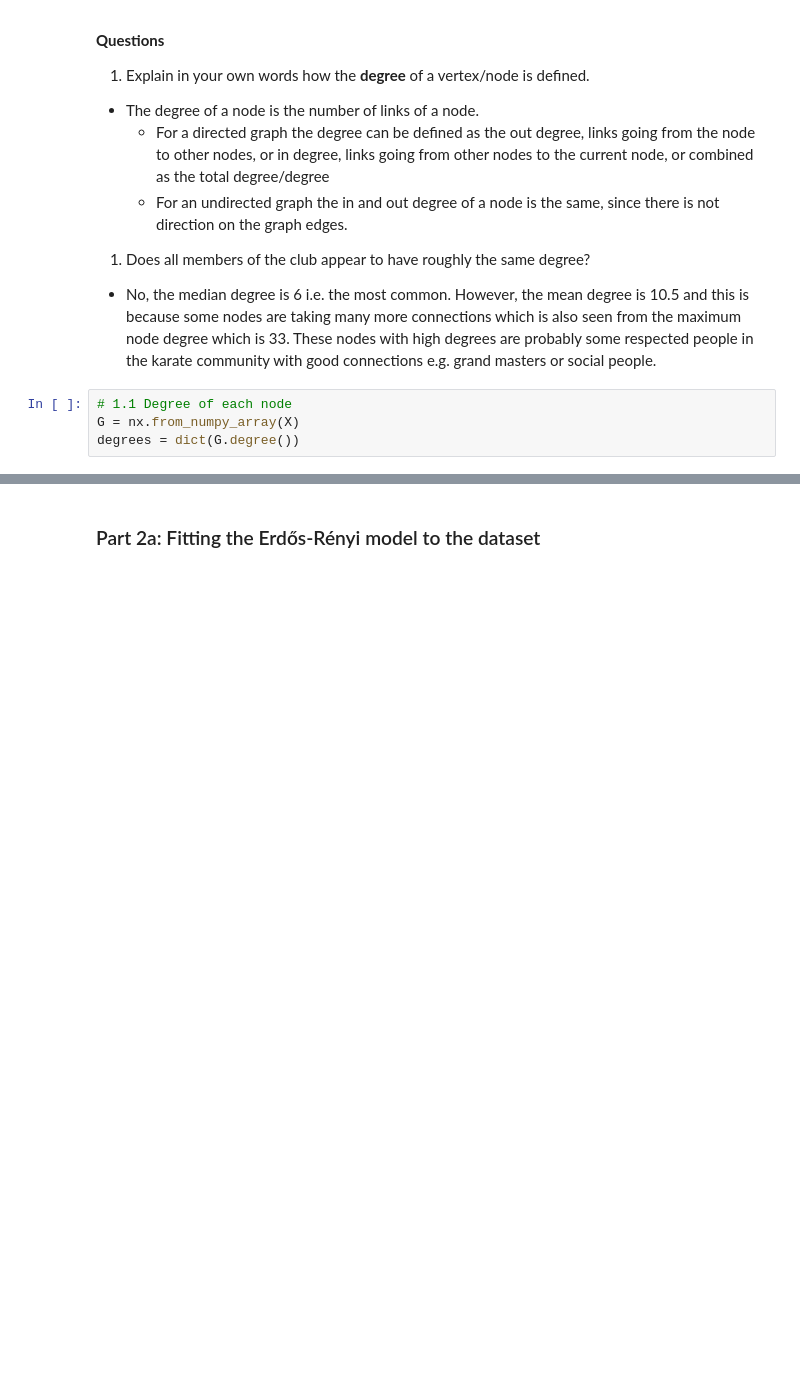
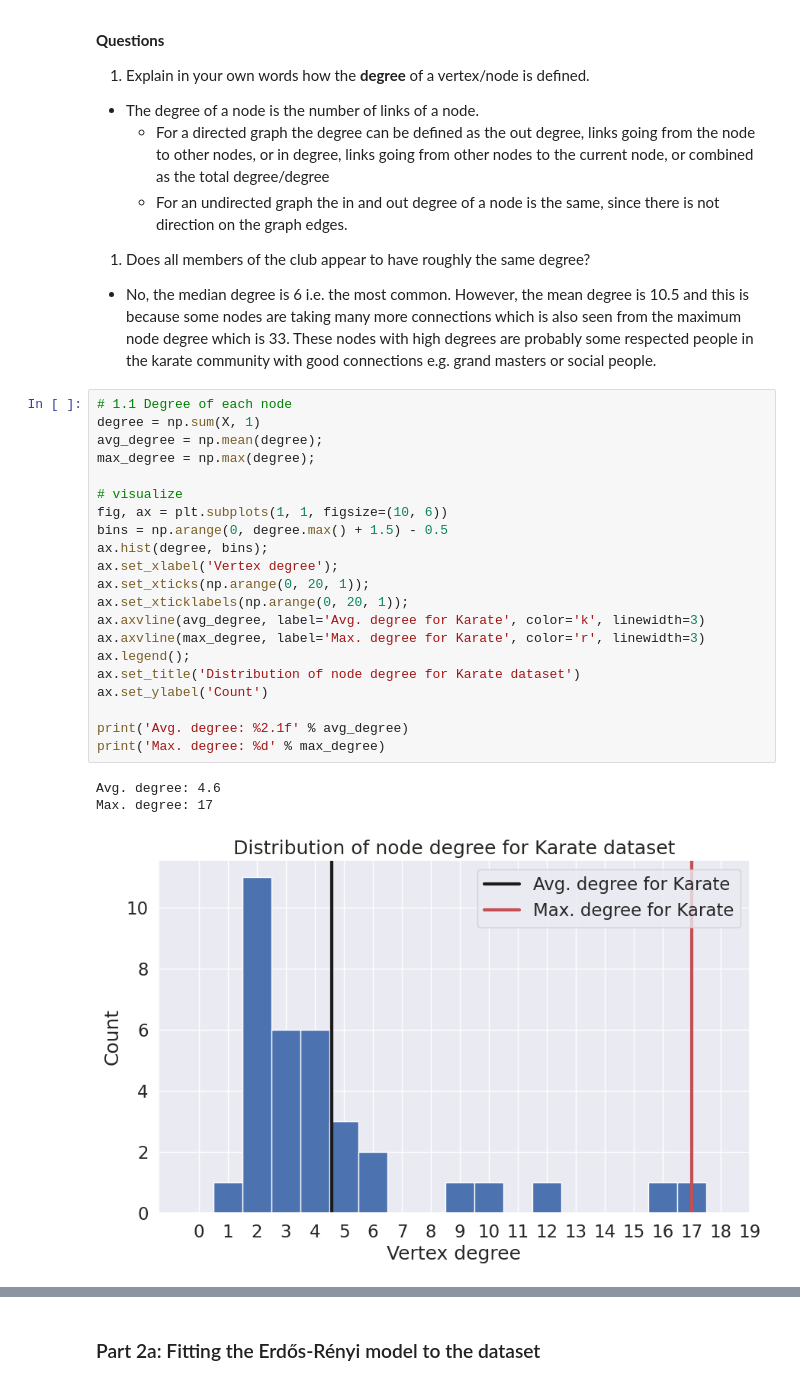
Before and after one commit to wdmdev/02477-bayesian-ml, a Jupyter notebook: week12/Exercise12.ipynb, the cells around one changed output, grey strips where cells are left out. Saved outputs shown, nothing was run; the diff lists cells and outputs as text; blank space fills up the shorter version.

```diff
--- a/week12/Exercise12.ipynb
+++ b/week12/Exercise12.ipynb
@@ -100,9 +101,30 @@ Next, we investigate simple network statistics based on the **degree** of each n
 
 1) Does all members of the club appear to have roughly the same degree?
 * No, the median degree is 6 i.e. the most common. However, the mean degree is 10.5 and this is because some nodes are taking many more connections which is also seen from the maximum node degree which is 33. These nodes with high degrees are probably some respected people in the karate community with good connections e.g. grand masters or social people.
-# %%
-# 1.1 Degree of each node
-G = nx.from_numpy_array(X)
-degrees = dict(G.degree())
+# %%
+# 1.1 Degree of each node
+degree = np.sum(X, 1)
+avg_degree = np.mean(degree);
+max_degree = np.max(degree);
+
+# visualize
+fig, ax = plt.subplots(1, 1, figsize=(10, 6))
+bins = np.arange(0, degree.max() + 1.5) - 0.5
+ax.hist(degree, bins);
+ax.set_xlabel('Vertex degree');
+ax.set_xticks(np.arange(0, 20, 1));
+ax.set_xticklabels(np.arange(0, 20, 1));
+ax.axvline(avg_degree, label='Avg. degree for Karate', color='k', linewidth=3)
+ax.axvline(max_degree, label='Max. degree for Karate', color='r', linewidth=3)
+ax.legend();
+ax.set_title('Distribution of node degree for Karate dataset')
+ax.set_ylabel('Count')
+
+print('Avg. degree: %2.1f' % avg_degree)
+print('Max. degree: %d' % max_degree)
+# %% [output]
+Avg. degree: 4.6
+Max. degree: 17
+[figure, added]
 # %%
 # 1.2 Mean and maximum degree of network
```
Also changed, not shown: parts of 17 cells of this notebook, 4 other files.
